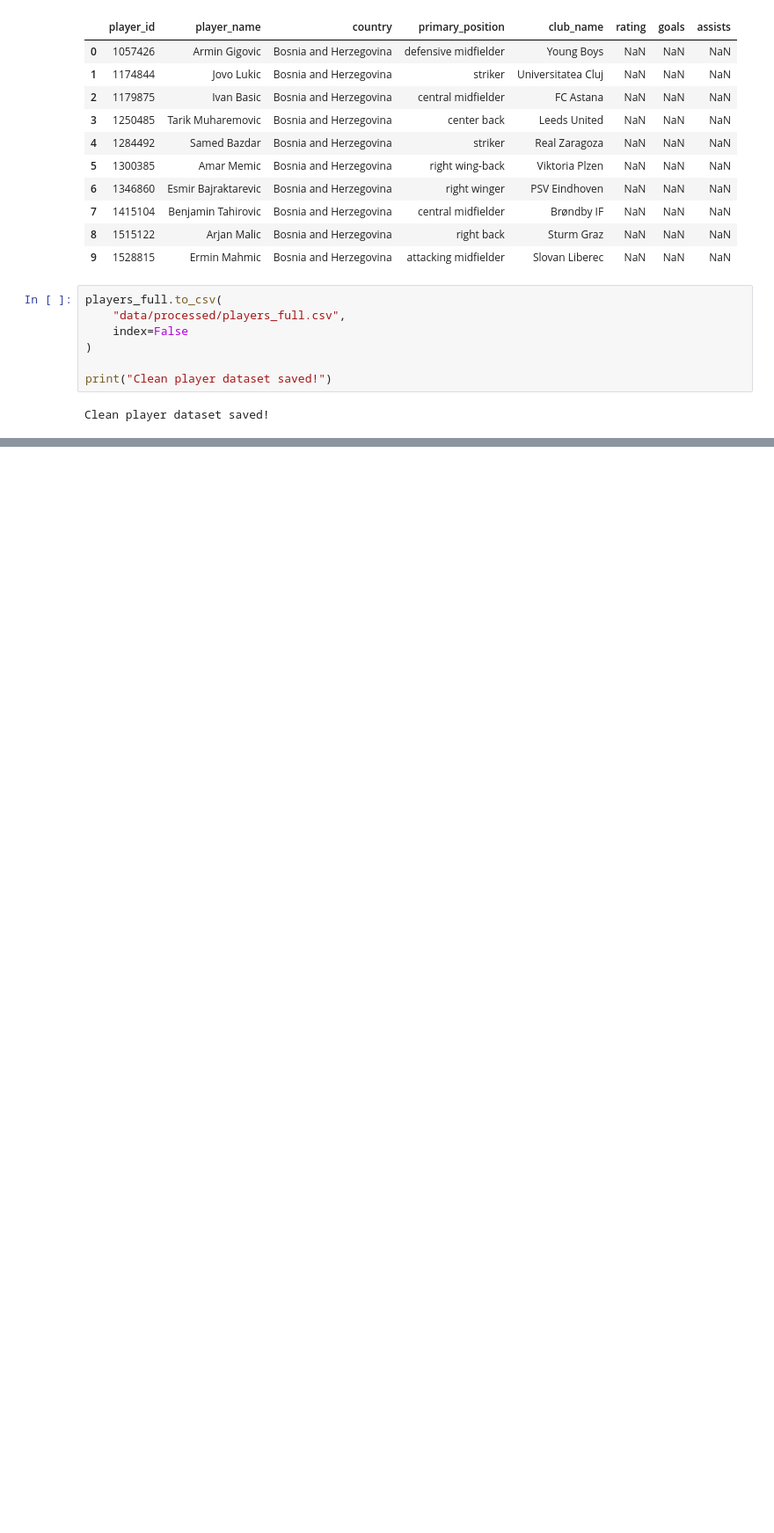
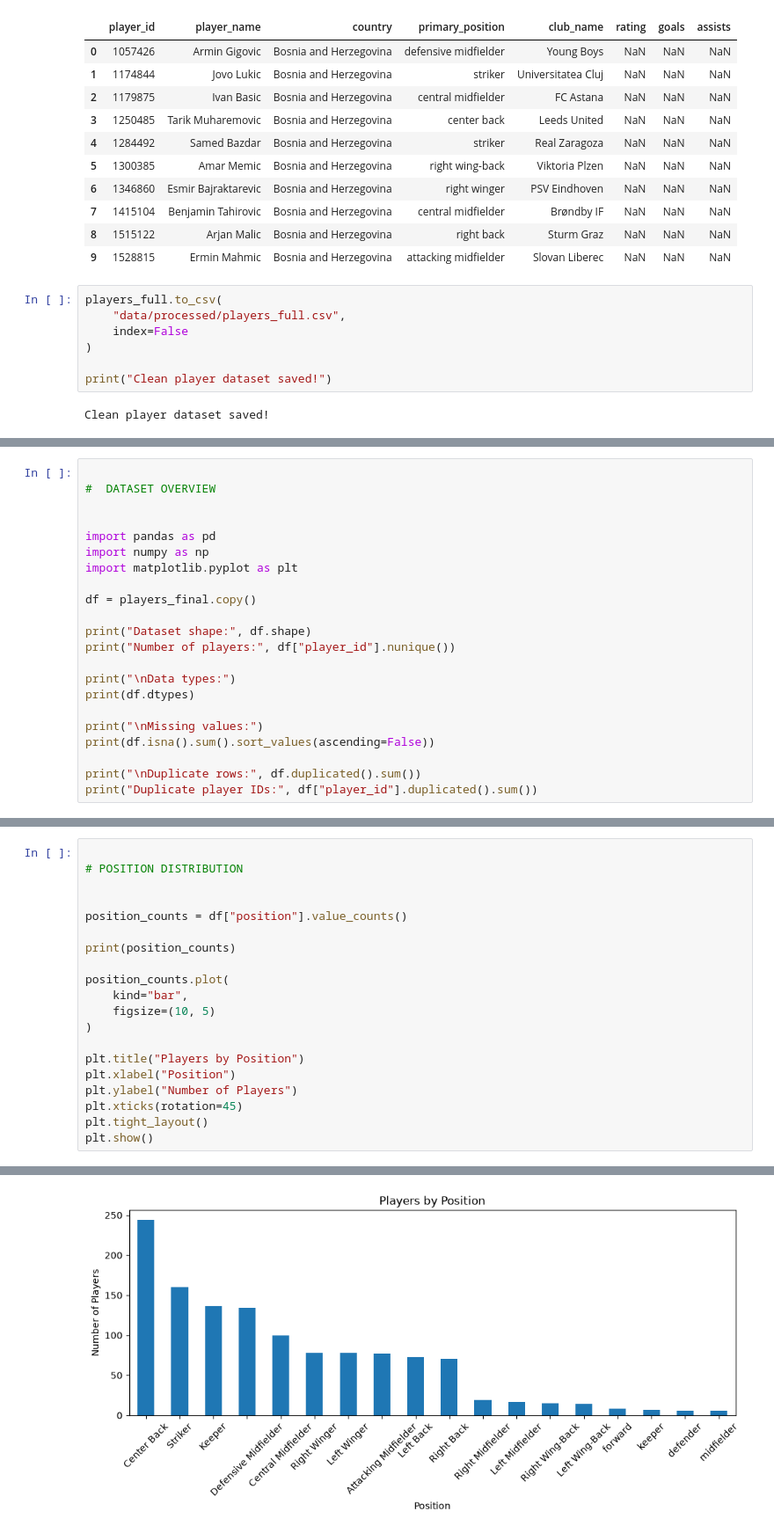
Before and after one commit to devendra35/WorldCup-Analytics, a Jupyter notebook: 01_data_exploration.ipynb, the cells around one changed output, grey strips where cells are left out. Shown at 88% size. Drawn from its saved outputs; the diff is of its cells as text; blank space fills up the shorter version.

Commit message:
Complete WorldCup player analytics and reports

```diff
--- a/01_data_exploration.ipynb
+++ b/01_data_exploration.ipynb
@@ -1052,0 +3563,22 @@ Clean player dataset saved!
+# %%
+
+#  DATASET OVERVIEW
+
+
+import pandas as pd
+import numpy as np
+import matplotlib.pyplot as plt
+
+df = players_final.copy()
+
+print("Dataset shape:", df.shape)
+print("Number of players:", df["player_id"].nunique())
+
+print("\nData types:")
+print(df.dtypes)
+
+print("\nMissing values:")
+print(df.isna().sum().sort_values(ascending=False))
+
+print("\nDuplicate rows:", df.duplicated().sum())
+print("Duplicate player IDs:", df["player_id"].duplicated().sum())
@@ -1052,0 +3623,21 @@ Clean player dataset saved!
+# %%
+
+# POSITION DISTRIBUTION
+
+
+position_counts = df["position"].value_counts()
+
+print(position_counts)
+
+position_counts.plot(
+    kind="bar",
+    figsize=(10, 5)
+)
+
+plt.title("Players by Position")
+plt.xlabel("Position")
+plt.ylabel("Number of Players")
+plt.xticks(rotation=45)
+plt.tight_layout()
+plt.show()
+# %% [output]
@@ -1052,0 +3664 @@ Clean player dataset saved!
+[figure, added]
```
Also changed, not shown: parts of 134 cells of this notebook, 9 other files.
